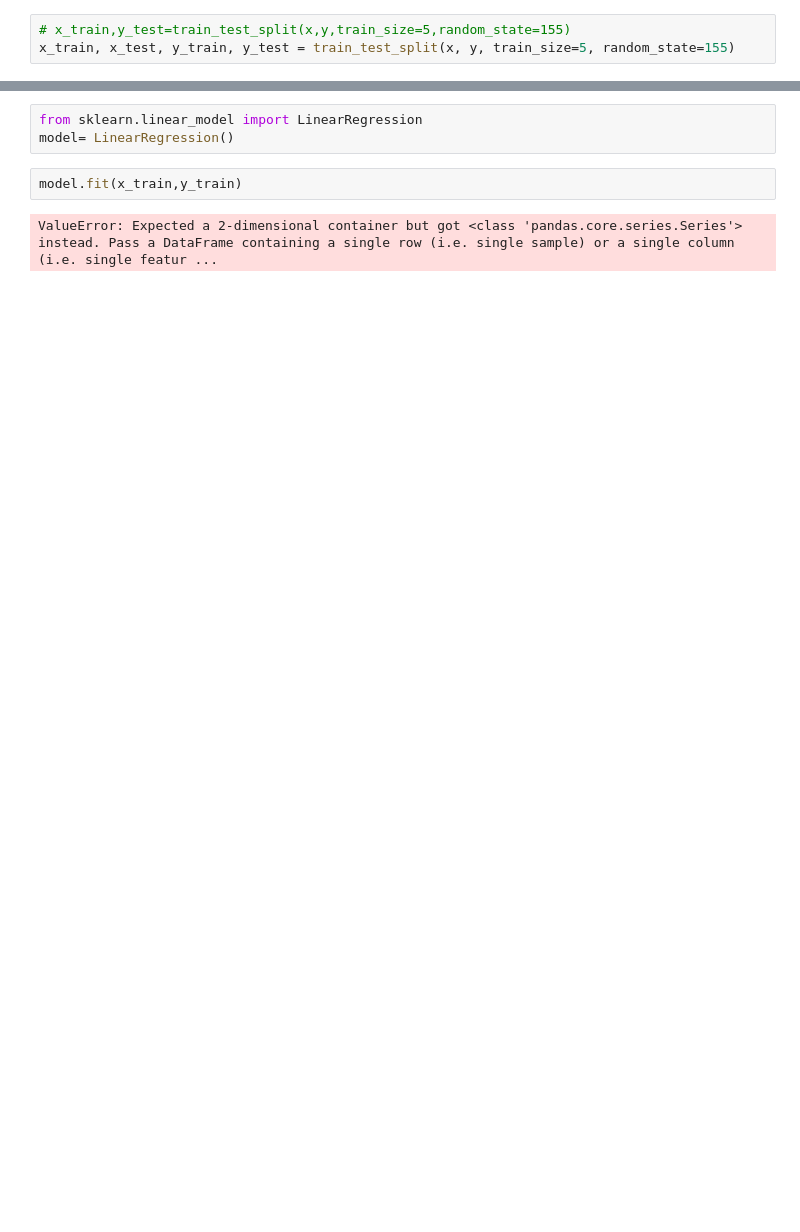
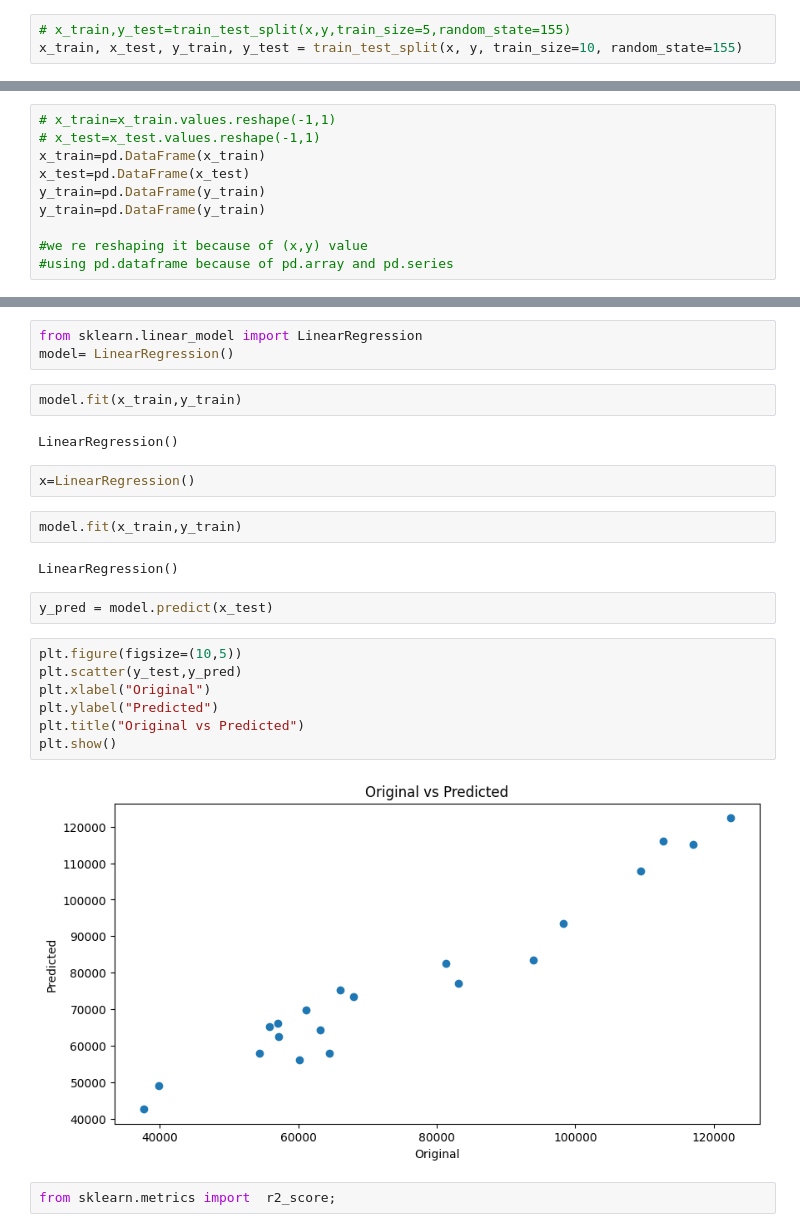
Before and after one commit to ESET0129/BASIC-TECHNICAL-TRAINING, a Jupyter notebook: Python/simple_linear_regression.ipynb, the cells around one changed output, grey strips where cells are left out. Cells and saved outputs as stored; diff of their text form; blank space fills up the shorter version.

```diff
--- a/Python/simple_linear_regression.ipynb
+++ b/Python/simple_linear_regression.ipynb
@@ -77,5 +77,5 @@ y=df['Salary']
 test split
 # %%
 # x_train,y_test=train_test_split(x,y,train_size=5,random_state=155)
-x_train, x_test, y_train, y_test = train_test_split(x, y, train_size=5, random_state=155)
+x_train, x_test, y_train, y_test = train_test_split(x, y, train_size=10, random_state=155)
 # %%
@@ -84,0 +87,10 @@ print(x_train.shape, x_test.shape, y_train.shape, y_test.shape)
+# %%
+# x_train=x_train.values.reshape(-1,1)
+# x_test=x_test.values.reshape(-1,1)
+x_train=pd.DataFrame(x_train)
+x_test=pd.DataFrame(x_test)
+y_train=pd.DataFrame(y_train)
+y_train=pd.DataFrame(y_train)
+
+#we re reshaping it because of (x,y) value
+#using pd.dataframe because of pd.array and pd.series
@@ -88,4 +104,23 @@ model= LinearRegression()
 # %%
 model.fit(x_train,y_train)
 # %% [output]
-ValueError: Expected a 2-dimensional container but got <class 'pandas.core.series.Series'> instead. Pass a DataFrame containing a single row (i.e. single sample) or a single column (i.e. single featur ...
+LinearRegression()
+# %%
+x=LinearRegression()
+# %%
+model.fit(x_train,y_train)
+# %% [output]
+LinearRegression()
+# %%
+y_pred = model.predict(x_test)
+# %%
+plt.figure(figsize=(10,5))
+plt.scatter(y_test,y_pred)
+plt.xlabel("Original")
+plt.ylabel("Predicted")
+plt.title("Original vs Predicted")
+plt.show()
+# %% [output]
+[figure, added]
+# %%
+from sklearn.metrics import  r2_score;
```
Also changed, not shown: parts of 5 cells of this notebook.
